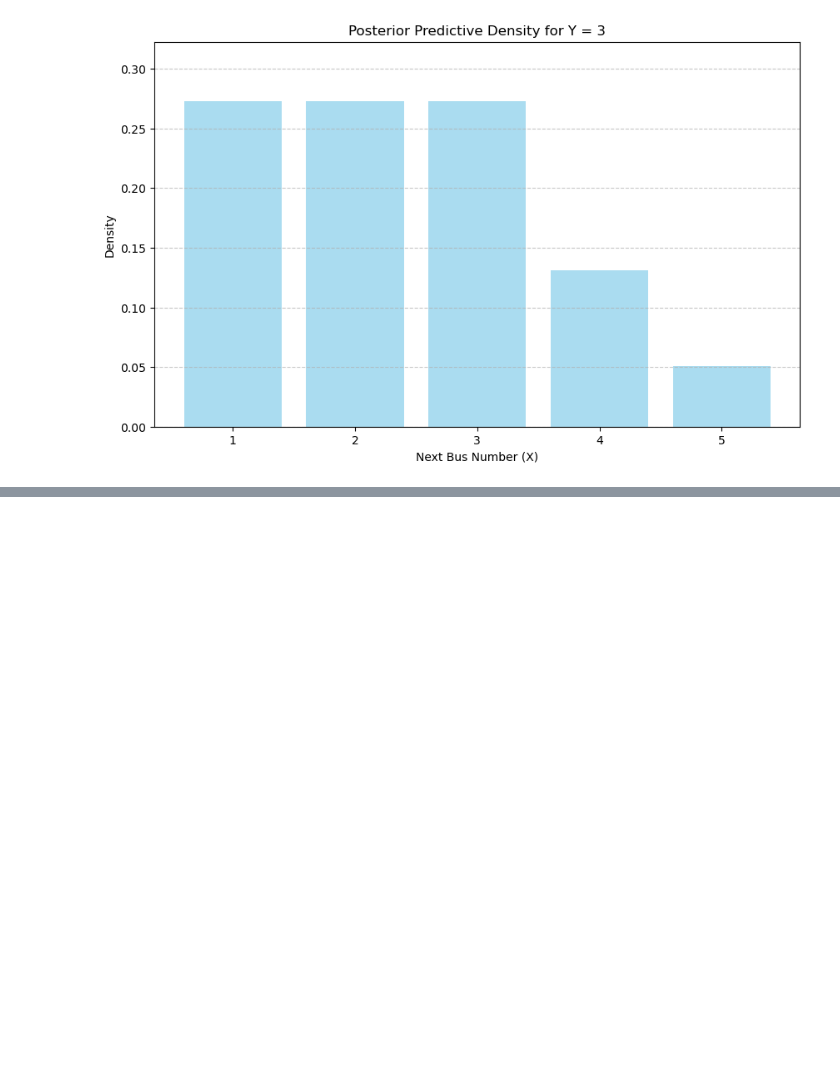
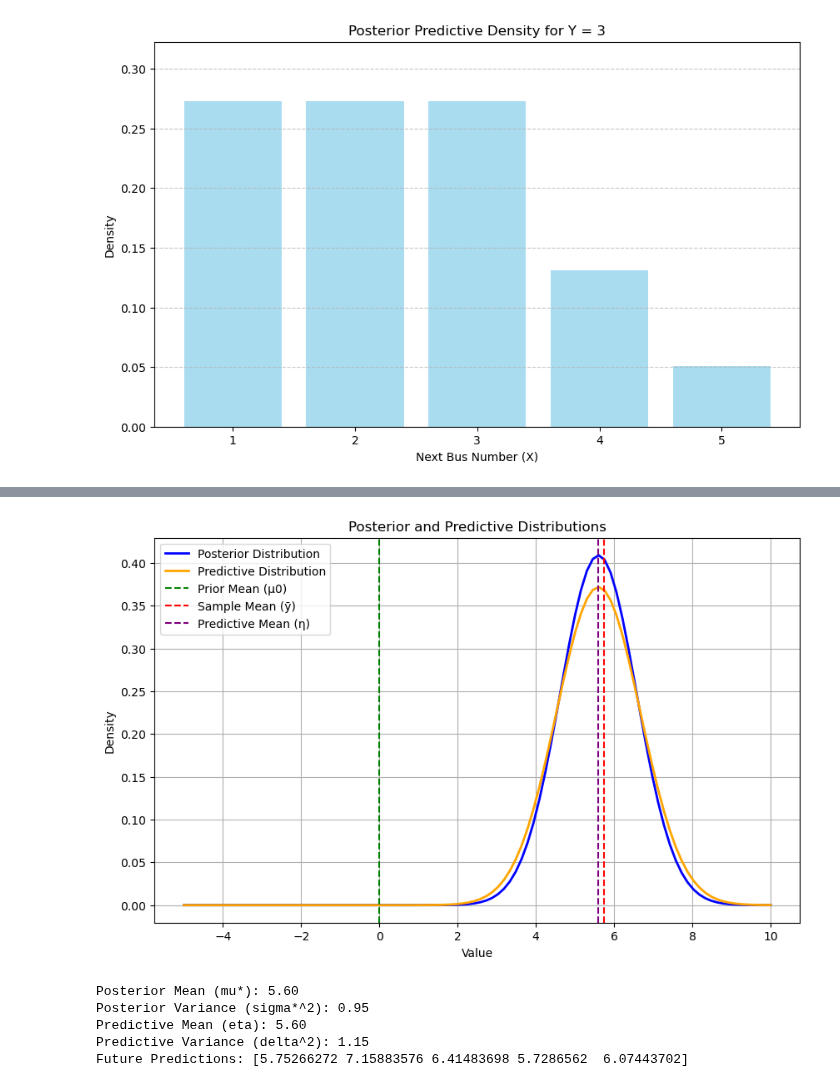
Before and after one commit to rocky115/DeepMythomatics, a Jupyter notebook: Sampling/Chapter-3/Saauntibaa_Saaguaan-2.ipynb, the cells around one changed output, grey strips where cells are left out. Saved outputs shown, nothing was run; the diff lists cells and outputs as text; code cells hidden in the pictures; blank space fills up the shorter version.

```diff
--- a/Sampling/Chapter-3/Saauntibaa_Saaguaan-2.ipynb
+++ b/Sampling/Chapter-3/Saauntibaa_Saaguaan-2.ipynb
@@ -635,0 +1319,65 @@ plt.show()
+# %%
+import numpy as np
+import matplotlib.pyplot as plt
+from scipy.stats import norm
+
+# Step 1: Define the parameters
+# Known parameters
+sigma2 = 1.0          # Known variance of the likelihood
+sigma0_squared = 4.0  # Prior variance
+mu0 = 0.0             # Prior mean
+n = 10                # Number of observations
+m = 5                 # Number of future observations
+
+# Step 2: Simulate data (y)
+np.random.seed(0)  # For reproducibility
+y = np.random.normal(loc=5.0, scale=np.sqrt(sigma2), size=n)  # Simulate data from N(5, 1)
+
+# Step 3: Compute Posterior Distribution
+# Calculate posterior parameters
+y_bar = np.mean(y)  # Sample mean
+k = 1 / (1 + (sigma2 / (n * sigma0_squared)))  # Weighting factor
+mu_star = (1 - k) * mu0 + k * y_bar  # Posterior mean
+sigma_star_squared = sigma2 * k**2  # Posterior variance
+
+# Step 4: Predict Future Observations
+# Predictive distribution parameters
+sigma_m_squared = sigma2 / m  # Variance of future observations
+predictive_mean = mu_star      # Predictive mean
+predictive_variance = sigma_star_squared + sigma_m_squared  # Predictive variance
+
+# Generate future predictions
+future_predictions = np.random.normal(loc=predictive_mean, scale=np.sqrt(predictive_variance), size=m)
+
+# Step 5: Plot Results
+x = np.linspace(-5, 10, 100)  # Range for x values
+posterior_dist = norm.pdf(x, mu_star, np.sqrt(sigma_star_squared))
+predictive_dist = norm.pdf(x, predictive_mean, np.sqrt(predictive_variance))
+
+# Plotting
+plt.figure(figsize=(10, 6))
+plt.plot(x, posterior_dist, label='Posterior Distribution', color='blue', lw=2)
+plt.plot(x, predictive_dist, label='Predictive Distribution', color='orange', lw=2)
+plt.axvline(mu0, color='green', linestyle='--', label='Prior Mean (μ0)')
+plt.axvline(y_bar, color='red', linestyle='--', label='Sample Mean (ȳ)')
+plt.axvline(predictive_mean, color='purple', linestyle='--', label='Predictive Mean (η)')
+plt.title('Posterior and Predictive Distributions')
+plt.xlabel('Value')
+plt.ylabel('Density')
+plt.legend()
+plt.grid()
+plt.show()
+
+# Output results
+print(f"Posterior Mean (mu*): {mu_star:.2f}")
+print(f"Posterior Variance (sigma*^2): {sigma_star_squared:.2f}")
+print(f"Predictive Mean (eta): {predictive_mean:.2f}")
+print(f"Predictive Variance (delta^2): {predictive_variance:.2f}")
+print(f"Future Predictions: {future_predictions}")
+# %% [output]
+[figure, added]
+Posterior Mean (mu*): 5.60
+Posterior Variance (sigma*^2): 0.95
+Predictive Mean (eta): 5.60
+Predictive Variance (delta^2): 1.15
+Future Predictions: [5.75266272 7.15883576 6.41483698 5.7286562  6.07443702]
```
Also changed, not shown: parts of 15 cells of this notebook, 1 other file.
